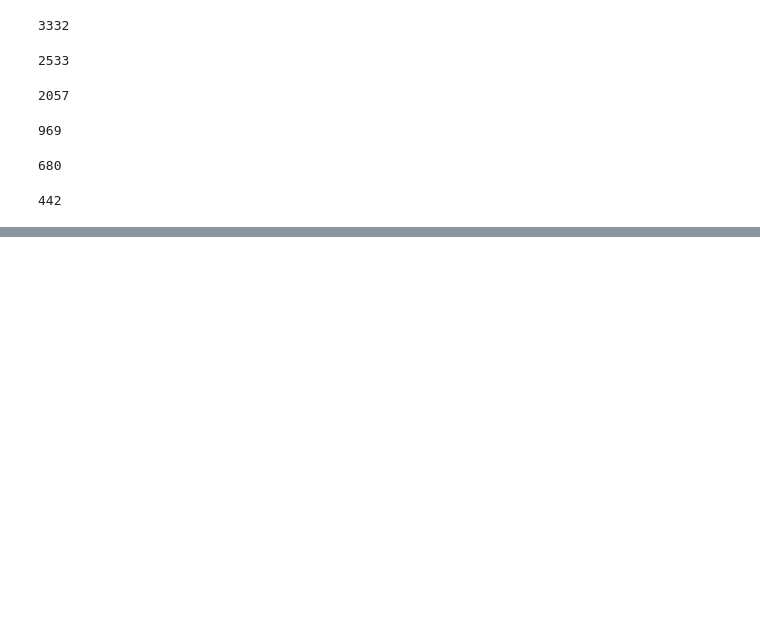
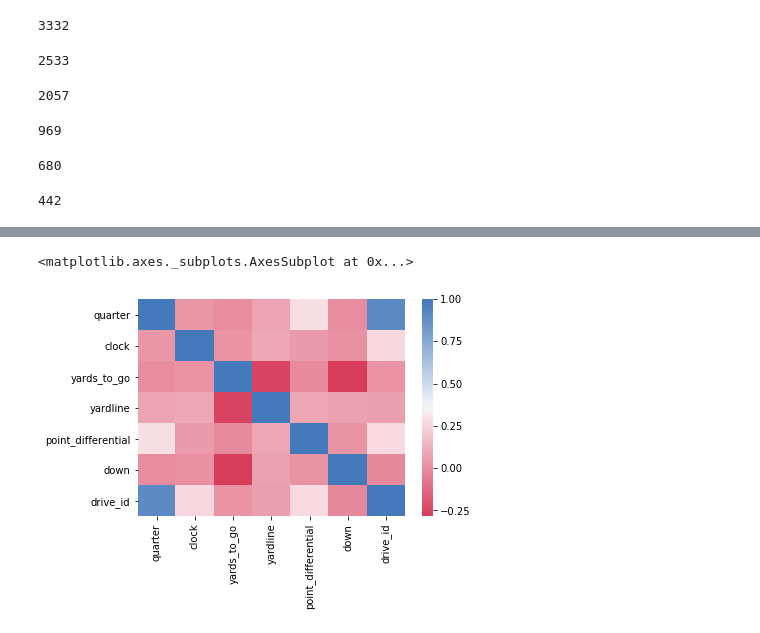
Before and after one commit to nrstott/nfldb_data_exploration, a Jupyter notebook: play_prediction.ipynb, the cells around one changed output, grey strips where cells are left out. Drawn from its saved outputs; the diff is of its cells as text; code cells hidden in the pictures; blank space fills up the shorter version.

```diff
--- a/play_prediction.ipynb
+++ b/play_prediction.ipynb
@@ -234,0 +253,9 @@ third_and_short.loc[third_and_short.prediction != third_and_short.play_type].siz
+# %%
+cmap = cmap=sns.diverging_palette(5, 250, as_cmap=True)
+corr = joined.loc[:, ['quarter', 'clock', 'yards_to_go', 'yardline', 'point_differential', 'down', 'drive_id']].corr('pearson')
+sns.heatmap(corr,
+        xticklabels=corr.columns,
+        yticklabels=corr.columns, cmap=cmap)
+# %% [output]
+<matplotlib.axes._subplots.AxesSubplot at 0x...>
+[figure, added]
```
Also changed, not shown: parts of 2 cells of this notebook, 1 other file.
